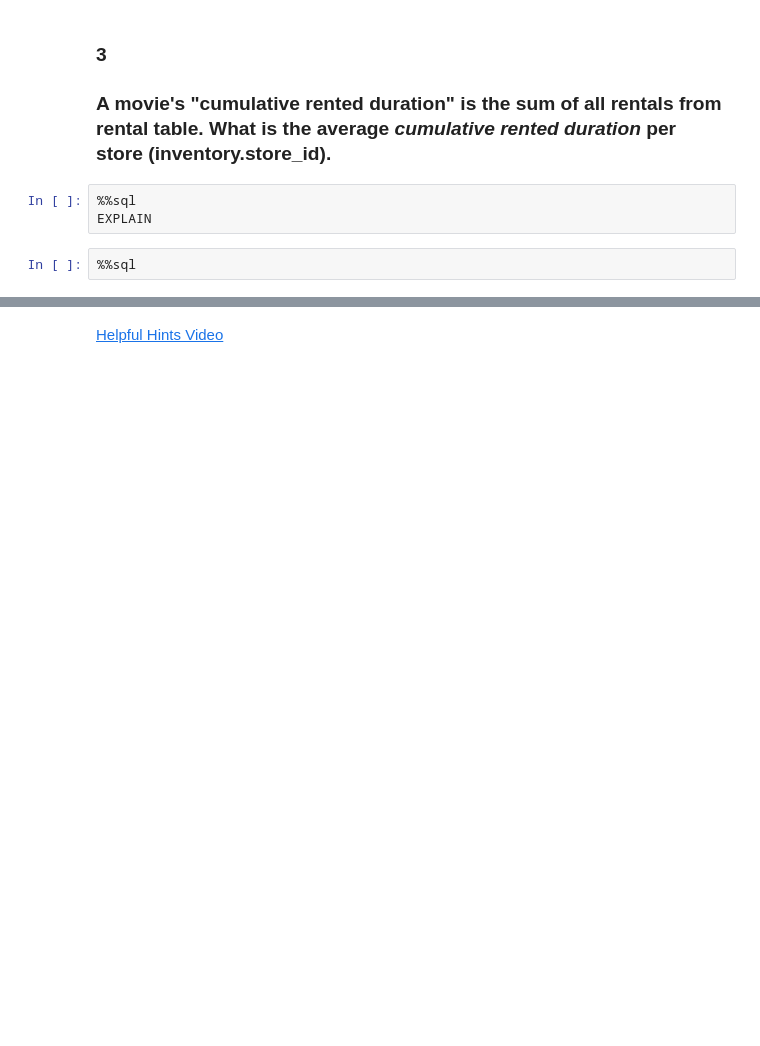
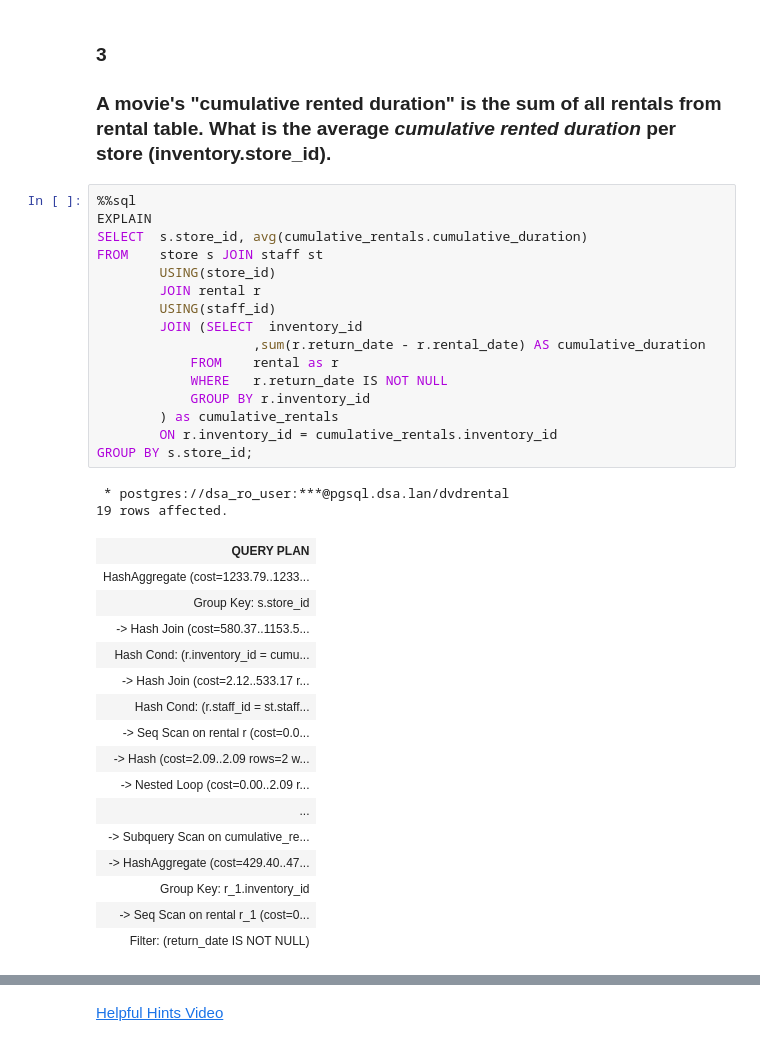
Before and after one commit to SteeltownRiot/DSA, a Jupyter notebook: DSA-7030 Databases & Analytics/Module 5 - Views, Aggregates, Functions, & Triggers/AdvancedAggregates.ipynb, the cells around one changed output, grey strips where cells are left out. Saved outputs shown, nothing was run; the diff lists cells and outputs as text; blank space fills up the shorter version.

```diff
--- a/DSA-7030 Databases & Analytics/Module 5 - Views, Aggregates, Functions, & Triggers/AdvancedAggregates.ipynb
+++ b/DSA-7030 Databases & Analytics/Module 5 - Views, Aggregates, Functions, & Triggers/AdvancedAggregates.ipynb
@@ -104,8 +116,38 @@ FROM    film as f JOIN film_category as fc
 # %% [markdown]
 ### 3
 ### A movie's "cumulative rented duration" is the sum of all rentals from rental table.  What is the average _cumulative rented duration_ per store (inventory.store_id).
-# %%
-%%sql
-EXPLAIN
-# %%
-%%sql
+# %%
+%%sql
+EXPLAIN
+SELECT  s.store_id, avg(cumulative_rentals.cumulative_duration)
+FROM    store s JOIN staff st
+        USING(store_id)
+        JOIN rental r
+        USING(staff_id)
+        JOIN (SELECT  inventory_id
+                    ,sum(r.return_date - r.rental_date) AS cumulative_duration
+            FROM    rental as r
+            WHERE   r.return_date IS NOT NULL
+            GROUP BY r.inventory_id
+        ) as cumulative_rentals
+        ON r.inventory_id = cumulative_rentals.inventory_id
+GROUP BY s.store_id;
+# %% [output]
+ * postgres://dsa_ro_user:***@pgsql.dsa.lan/dvdrental
+19 rows affected.
+| QUERY PLAN |
+| HashAggregate (cost=1233.79..1233... |
+| Group Key: s.store_id |
+| -> Hash Join (cost=580.37..1153.5... |
+| Hash Cond: (r.inventory_id = cumu... |
+| -> Hash Join (cost=2.12..533.17 r... |
+| Hash Cond: (r.staff_id = st.staff... |
+| -> Seq Scan on rental r (cost=0.0... |
+| -> Hash (cost=2.09..2.09 rows=2 w... |
+| -> Nested Loop (cost=0.00..2.09 r... |
+| ... |
+| -> Subquery Scan on cumulative_re... |
+| -> HashAggregate (cost=429.40..47... |
+| Group Key: r_1.inventory_id |
+| -> Seq Scan on rental r_1 (cost=0... |
+| Filter: (return_date IS NOT NULL) |
```
Also changed, not shown: parts of 14 cells of this notebook, 2 other files.
